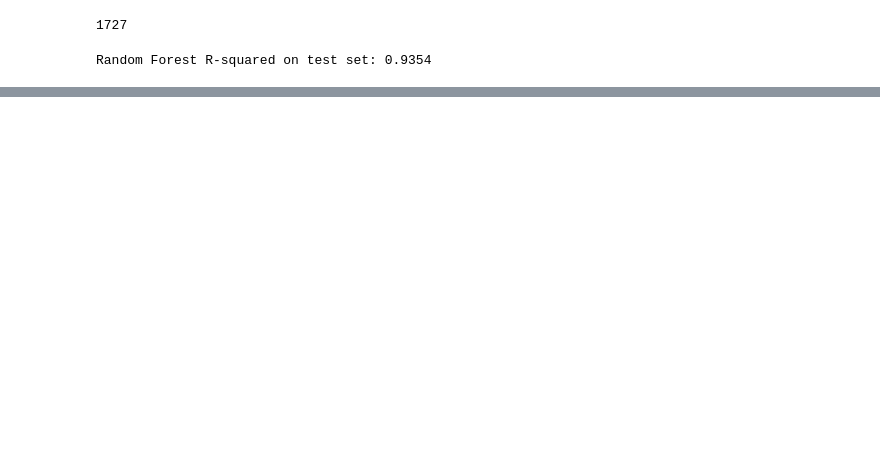
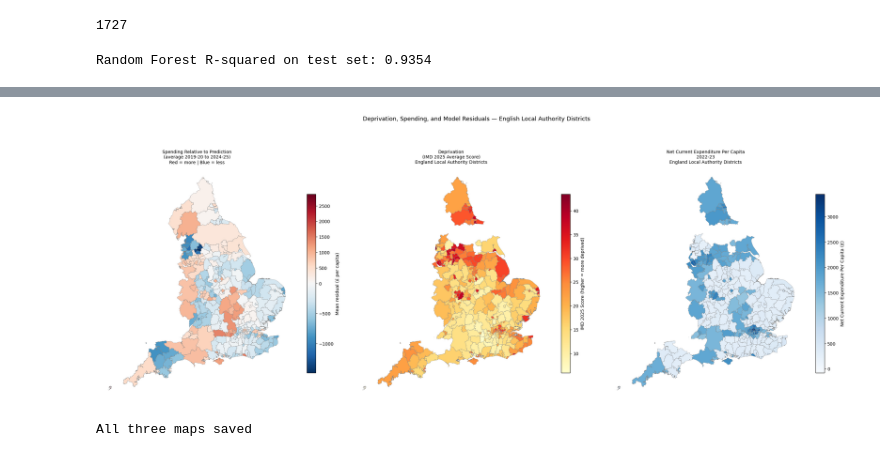
Before and after one commit to kleaa-hash/deprivation-spending-analysis, a Jupyter notebook: 02_analysis.ipynb, the cells around one changed output, grey strips where cells are left out. Drawn from its saved outputs; the diff is of its cells as text; code cells hidden in the pictures; blank space fills up the shorter version.

```diff
--- a/02_analysis.ipynb
+++ b/02_analysis.ipynb
@@ -568,0 +965,60 @@ Random Forest R-squared on test set: 0.9354
+# %%
+# ============================================================
+# PLOT ALL THREE MAPS
+# ============================================================
+
+fig, axes = plt.subplots(1, 3, figsize=(24, 10))
+
+# MAP 1 — Average residuals
+norm_resid = TwoSlopeNorm(
+    vmin=gdf_resid['mean_residual'].min(),
+    vcenter=0,
+    vmax=gdf_resid['mean_residual'].max()
+)
+gdf_resid.plot(
+    column='mean_residual',
+    cmap='RdBu_r',
+    norm=norm_resid,
+    linewidth=0.3,
+    edgecolor='grey',
+    legend=True,
+    legend_kwds={'label': 'Mean residual (£ per capita)', 'shrink': 0.6},
+    ax=axes[0]
+)
+axes[0].set_title('Spending Relative to Prediction\n(average 2019-20 to 2024-25)\nRed = more | Blue = less', fontsize=10)
+axes[0].axis('off')
+
+# MAP 2 — IMD Score
+gdf_imd.plot(
+    column='imd_score',
+    cmap='YlOrRd',
+    linewidth=0.3,
+    edgecolor='grey',
+    legend=True,
+    legend_kwds={'label': 'IMD 2025 Score (higher = more deprived)', 'shrink': 0.6},
+    ax=axes[1]
+)
+axes[1].set_title('Deprivation\n(IMD 2025 Average Score)\nEngland Local Authority Districts', fontsize=10)
+axes[1].axis('off')
+
+# MAP 3 — Spending per capita 2022-23
+gdf_spend.plot(
+    column='spending_per_capita',
+    cmap='Blues',
+    linewidth=0.3,
+    edgecolor='grey',
+    legend=True,
+    legend_kwds={'label': 'Net Current Expenditure Per Capita (£)', 'shrink': 0.6},
+    ax=axes[2]
+)
+axes[2].set_title('Net Current Expenditure Per Capita\n2022-23\nEngland Local Authority Districts', fontsize=10)
+axes[2].axis('off')
+
+plt.suptitle('Deprivation, Spending, and Model Residuals — English Local Authority Districts', fontsize=13, y=1.01)
+plt.tight_layout()
+plt.savefig('maps_all_three.png', dpi=150, bbox_inches='tight')
+plt.show()
+print("All three maps saved")
+# %% [output]
+[figure, added]
+All three maps saved
```
Also changed, not shown: parts of 19 cells of this notebook.
